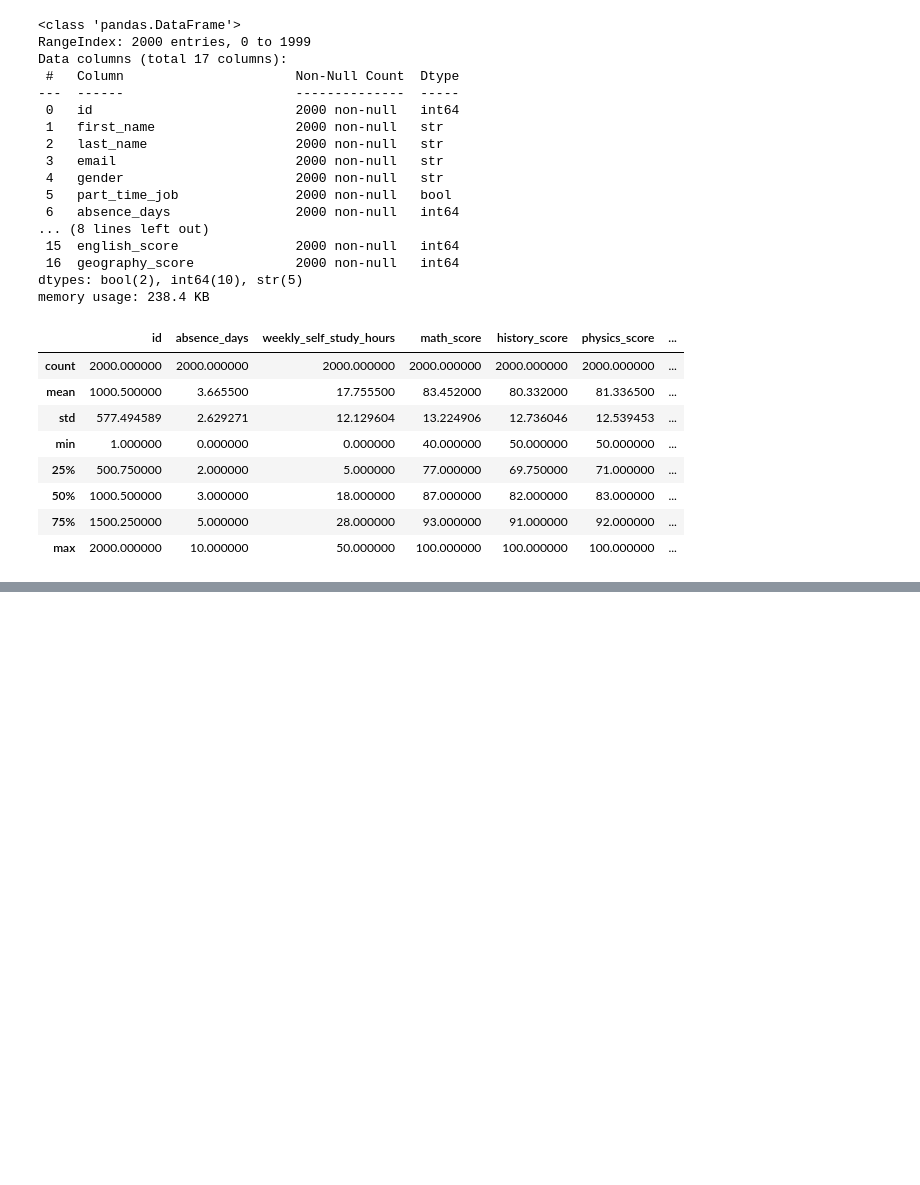
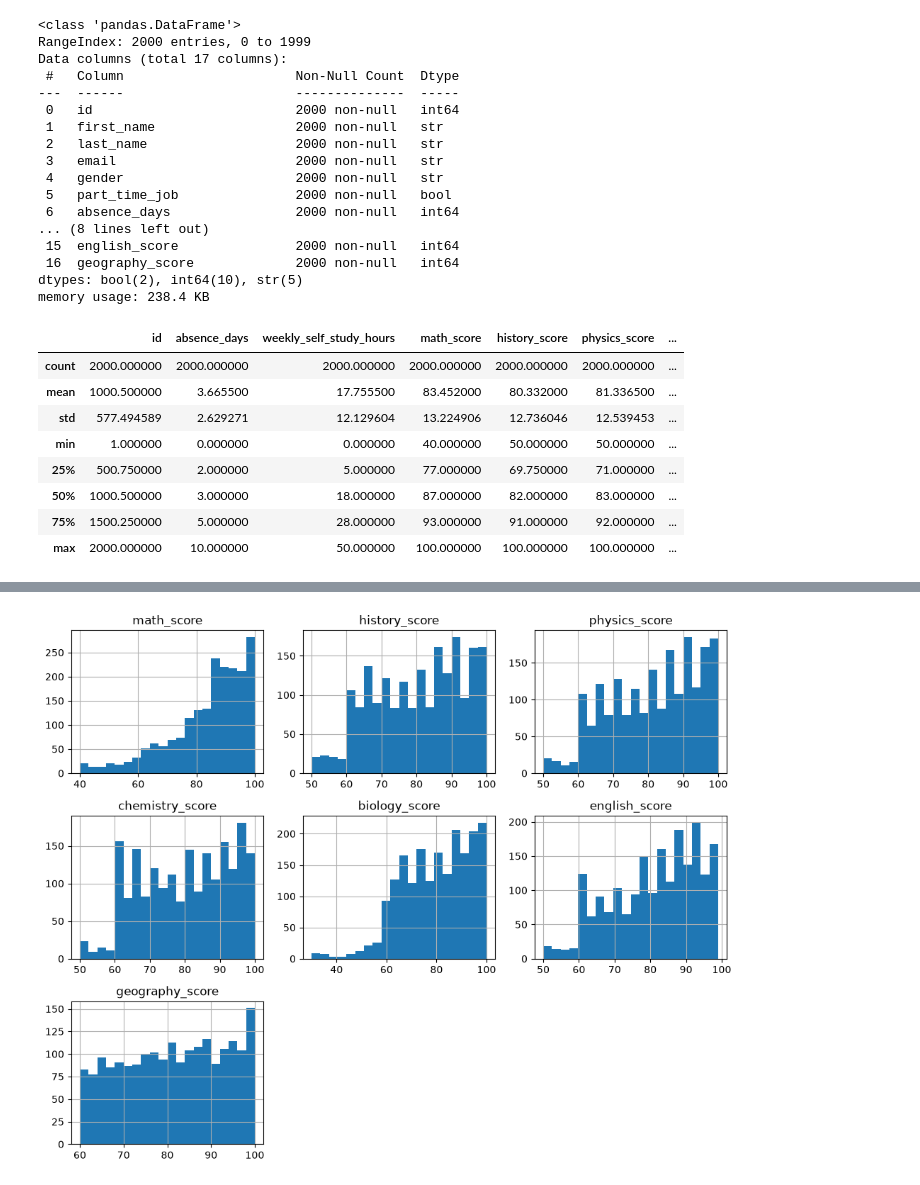
Before and after one commit to vincentkyalomusembi/ML-1.0, a Jupyter notebook: python.ipynb, the cells around one changed output, grey strips where cells are left out. Cells and saved outputs as stored; diff of their text form; code cells hidden in the pictures; blank space fills up the shorter version.

```diff
--- a/python.ipynb
+++ b/python.ipynb
@@ -126,0 +180,8 @@ df.describe()
+# %%
+df[score_cols].hist(bins=20, figsize=(10, 8))
+plt.xlabel("Score")
+plt.ylabel("number of Students")
+plt.tight_layout()#spacing between plots
+plt.show()
+# %% [output]
+[figure, added]
```
Also changed, not shown: parts of 9 cells of this notebook, 2 other files.
